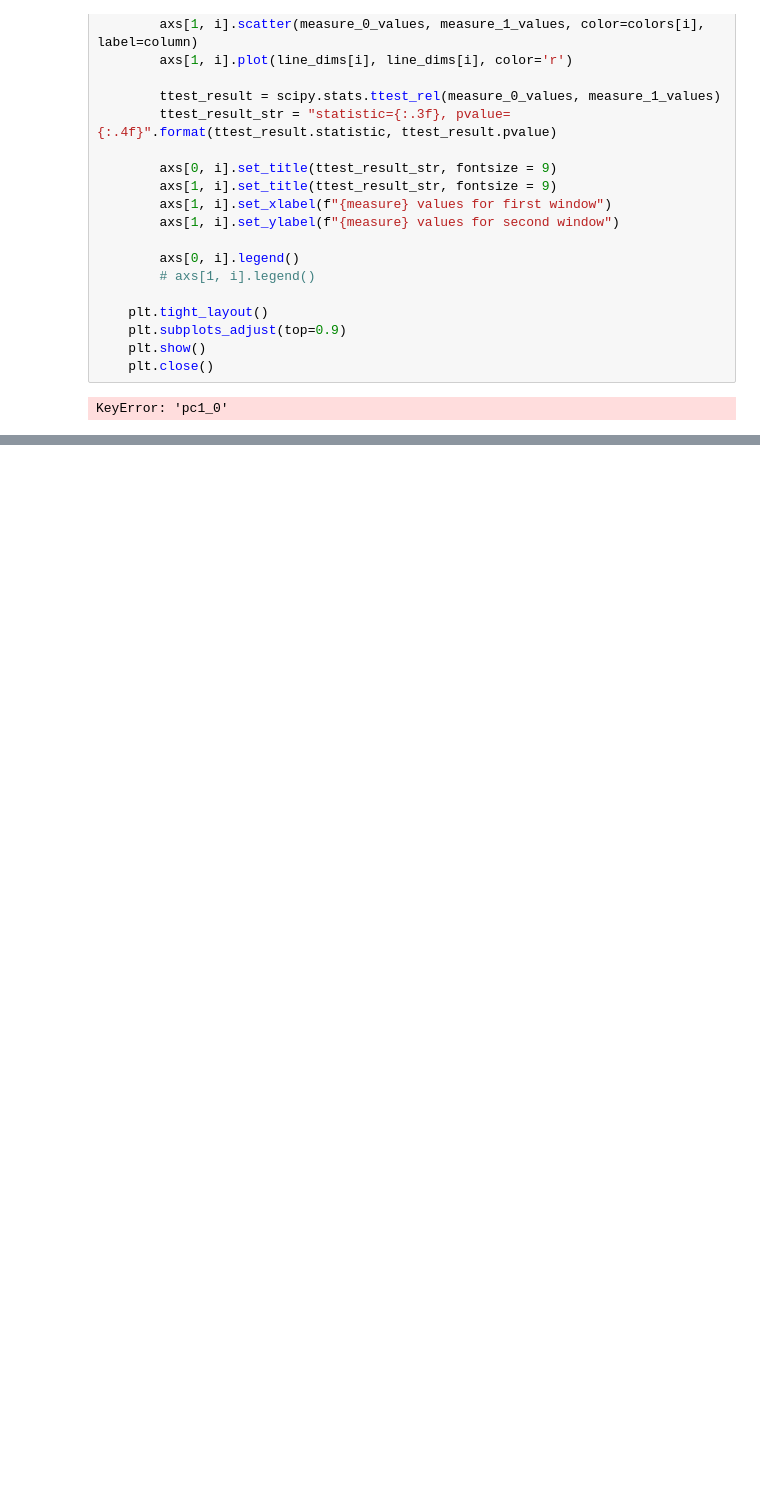
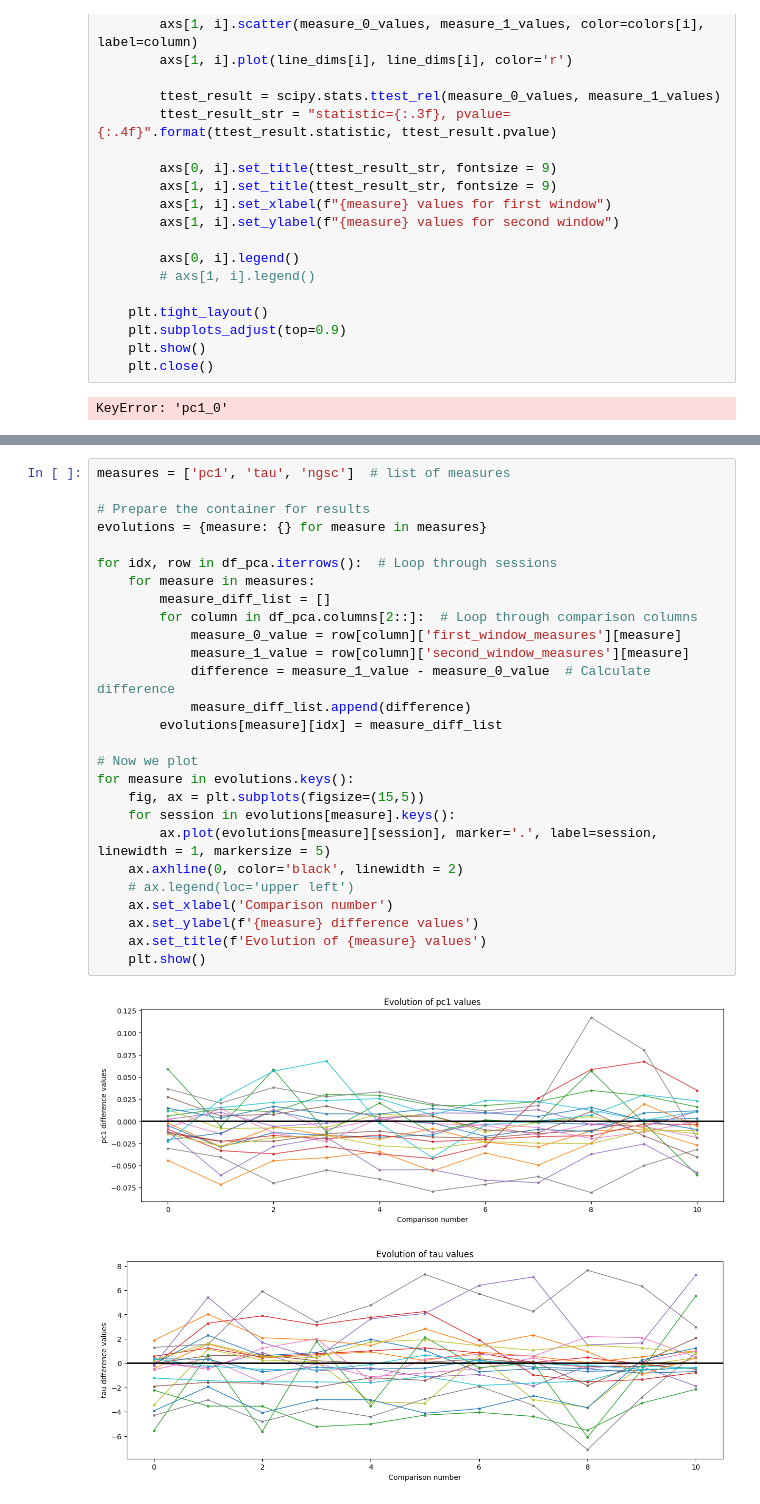
Before and after one commit to ja-94/psychedelics, a Jupyter notebook: 02_PCA_cleanup_inprocess.ipynb, the cells around one changed output, grey strips where cells are left out. Cells and saved outputs as stored; diff of their text form; blank space fills up the shorter version.

```diff
--- a/02_PCA_cleanup_inprocess.ipynb
+++ b/02_PCA_cleanup_inprocess.ipynb
@@ -296,0 +316,30 @@ KeyError: 'pc1_0'
+# %%
+measures = ['pc1', 'tau', 'ngsc']  # list of measures
+
+# Prepare the container for results
+evolutions = {measure: {} for measure in measures}
+
+for idx, row in df_pca.iterrows():  # Loop through sessions
+    for measure in measures:
+        measure_diff_list = []
+        for column in df_pca.columns[2::]:  # Loop through comparison columns
+            measure_0_value = row[column]['first_window_measures'][measure]
+            measure_1_value = row[column]['second_window_measures'][measure]
+            difference = measure_1_value - measure_0_value  # Calculate difference
+            measure_diff_list.append(difference)
+        evolutions[measure][idx] = measure_diff_list
+
+# Now we plot
+for measure in evolutions.keys():
+    fig, ax = plt.subplots(figsize=(15,5))
+    for session in evolutions[measure].keys():
+        ax.plot(evolutions[measure][session], marker='.', label=session, linewidth = 1, markersize = 5)
+    ax.axhline(0, color='black', linewidth = 2)
+    # ax.legend(loc='upper left')
+    ax.set_xlabel('Comparison number')
+    ax.set_ylabel(f'{measure} difference values')
+    ax.set_title(f'Evolution of {measure} values')
+    plt.show()
+# %% [output]
+[figure, added]
+[figure, added]
```
Also changed, not shown: parts of 5 cells of this notebook, 1 other file.
